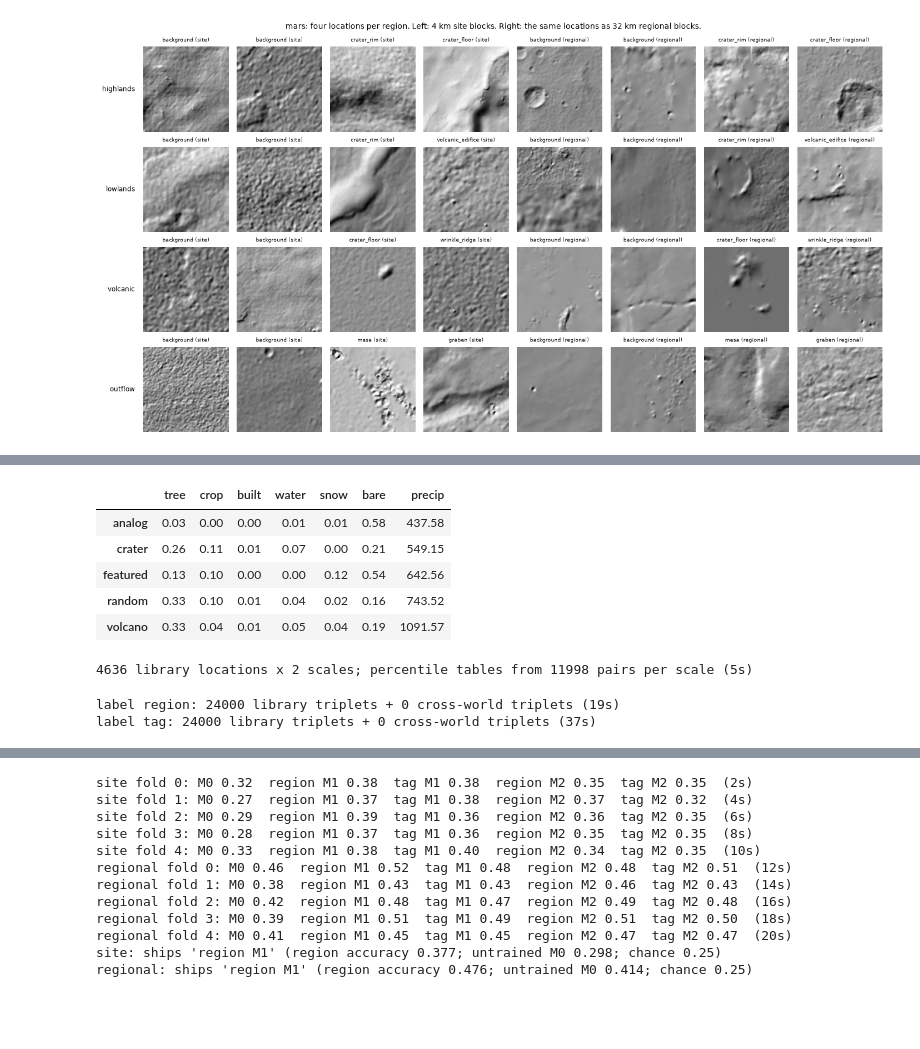
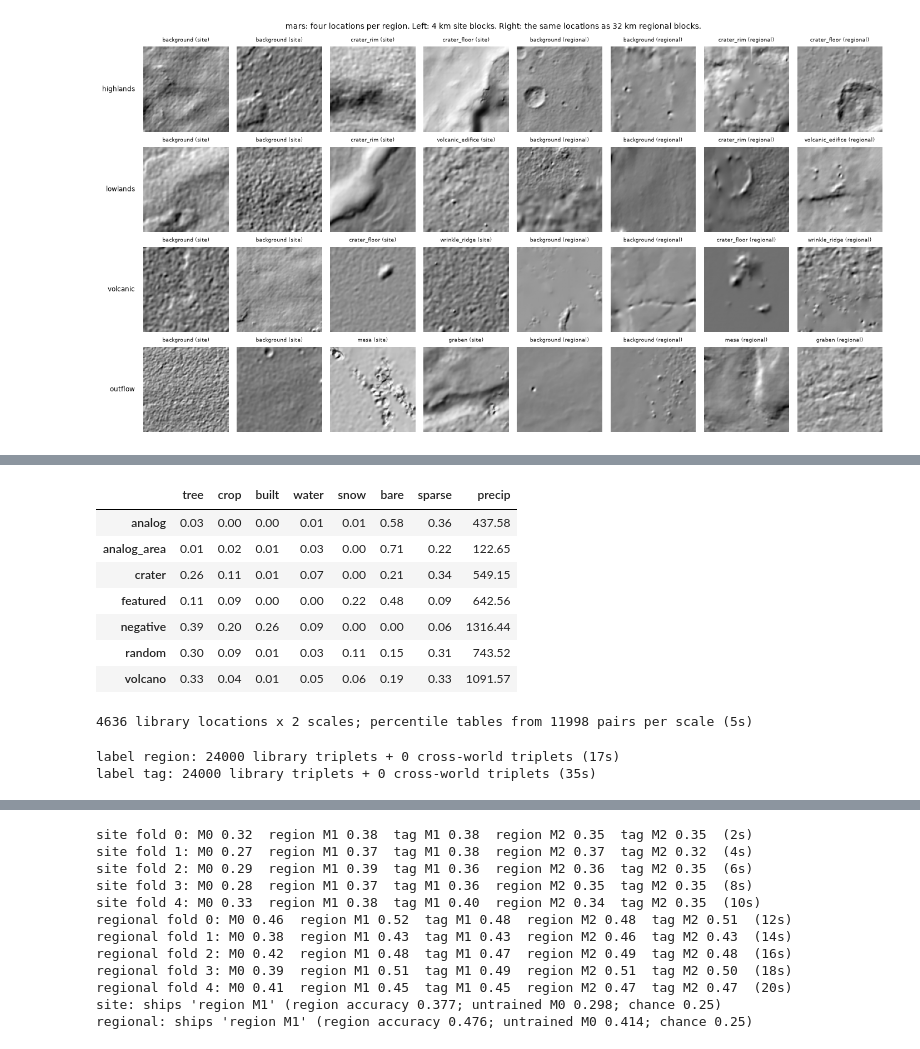
Before and after one commit to jameshou28/common-ground, a Jupyter notebook: ml/model.ipynb, the cells around one changed output, grey strips where cells are left out. Drawn from its saved outputs; the diff is of its cells as text; code cells hidden in the pictures; blank space fills up the shorter version.

Commit message:
1.3 + locations
v1.3 model, along with the locations for moon mars and earth for the frontend

```diff
--- a/ml/model.ipynb
+++ b/ml/model.ipynb
@@ -56,7 +56,7 @@ SIZES = {
     "v1": dict(per_region=600, n_random_land=2500, n_volcanoes=300, n_eval=150, n_boot=20),
     "full": dict(per_region=2000, n_random_land=20000, n_volcanoes=400, n_eval=200, n_boot=50),
 }
-MODEL_VERSION = f"regions-1.2-{PROFILE}"
+MODEL_VERSION = f"regions-1.3-{PROFILE}"
 CACHE_TAG = "r2"                  # bump when features or sampling change, so old caches aren't reused
 SEED = 20261114
 CFG = dict(
@@ -74,6 +74,9 @@ CFG = dict(
     crater_min_relief=30.0,                    # Earth crater blocks flatter than this (m) are buried or eroded: dropped
     cover_max=0.3, snap_km=6.0,                # analog sites with more tree/crop/built/water than this get nudged
     discount_floor=0.0,                        # overall = landscape x (floor + (1 - floor) x conditions). 0.4 let farmland through
+    earth_floor_grid=(0.4, 0.5, 0.6, 0.7, 0.8, 1.0),   # landscape = similarity x (floor + (1 - floor) x Earth percentile); picked on held-out sites
+    built_penalty=3.0, built_full=0.05,        # fixed conditions penalty, in logit points, reached at 5% built-up land
+    area_ring_km=4.0,                          # area-quality sites are also scored at 8 points this far out (evaluation only)
     workers=24,
     shortlist=100, top_k=25,                   # per region and scale: match 100 blocks, average the best 25
     n_segments=10, lam_s_grid=(0.1, 1.0, 10.0), lam_r=1e-3,
@@ -1406,7 +1424,8 @@ def merged_sites():
     # ml/analog_sites.csv: every site is named by an agency or programme document, or by 3+ peer-reviewed papers,
     # and its coordinates come from a gazetteer or the source itself. sites within 10 km of each other become one
     keep, Re = [], rt.RADIUS_M["earth"]
-    for s in pd.read_csv(need("analog_sites"))[["name", "lat", "lon", "world"]].itertuples(index=False, name=None):
+    cols_ = ["name", "lat", "lon", "world", "kind", "coord_quality", "region_tag"]
+    for s in pd.read_csv(need("analog_sites"))[cols_].itertuples(index=False, name=None):
         if all(haversine_m(s[1], s[2], k[1], k[2], Re) > 10e3 for k in keep):
             keep.append(s)
     return keep
@@ -1415,11 +1434,12 @@ def merged_sites():
 def check_site(site):
     # a field site should be mostly bare and dry. if the block is mostly tree/crop/built/water, look within snap_km
     # for the cleanest 4 km block; if nothing nearby is clean, drop the site (it's not a terrain or conditions analog)
-    name, lat, lon, w = site
+    name, lat, lon, w, kind, cq, rtag = site
+    meta = dict(world=w, kind=kind, coord_quality=cq, region_tag=rtag)
     cover = lambda la, lo: sum(np.nan_to_num(v) for k, v in rd.worldcover_shares(la, lo).items() if k in ("tree", "crop", "built", "water"))
     c0 = cover(lat, lon)
     if c0 <= CFG["cover_max"]:
-        return dict(name=name, lat=lat, lon=lon, world=w, status="ok", moved_km=0.0, cover=c0)
+        return dict(name=name, lat=lat, lon=lon, status="ok", moved_km=0.0, cover=c0, **meta)
     Re, best = rt.RADIUS_M["earth"], (c0, 0.0, lat, lon)
     for d in np.arange(2.0, CFG["snap_km"] + 0.1, 2.0):
         for az in np.linspace(0, 2 * np.pi, 8, endpoint=False):
@@ -1430,21 +1450,28 @@ def check_site(site):
         if best[0] <= CFG["cover_max"]:
             break
     status = "moved" if best[0] <= CFG["cover_max"] else "dropped"
-    return dict(name=name, lat=best[2], lon=best[3], world=w, status=status, moved_km=best[1], cover=best[0])
+    return dict(name=name, lat=best[2], lon=best[3], status=status, moved_km=best[1], cover=best[0], **meta)
 
 
 def checked_sites():
-    path = CACHE / f"analog_sites_{CACHE_TAG}.json"
+    path = CACHE / f"analog_sites_{CACHE_TAG}_v13.json"
     if path.exists():
         return pd.DataFrame(json.loads(path.read_text()))
     sites = merged_sites()
     res = run_parallel(check_site, sites, "analog sites", every=50)
-    df = pd.DataFrame([r if r else dict(name=s[0], lat=s[1], lon=s[2], world=s[3], status="ok", moved_km=0.0, cover=np.nan)
+    df = pd.DataFrame([r if r else dict(name=s[0], lat=s[1], lon=s[2], world=s[3], kind=s[4], coord_quality=s[5], region_tag=s[6],
+                                        status="ok", moved_km=0.0, cover=np.nan)
                        for s, r in zip(sites, res)])
     path.write_text(df.to_json(orient="records"))
     return df
 
 
+NEGATIVE = [  # standing negative test set: places that should never rank as good analogs. never trained on
+    ("Manhattan", 40.78, -73.97), ("Tokyo", 35.68, 139.76), ("Paris", 48.86, 2.35), ("Iowa cornfields", 42.0, -93.6),
+    ("Punjab farmland", 30.9, 75.8), ("Congo rainforest", 0.5, 22.0), ("Siberian taiga", 60.0, 100.0), ("Everglades", 25.8, -80.9),
+    ("Bangladesh delta", 23.5, 90.3), ("Black Forest", 48.3, 8.2), ("Borneo rainforest", 1.0, 114.0), ("Ganges plain", 26.5, 82.0),
+    ("Ukraine wheat belt", 49.0, 32.0), ("Orlando suburbs", 28.5, -81.4), ("Po valley", 45.1, 10.5), ("Mekong delta", 10.0, 105.8),
+]
 FEATURED = [  # name, lat, lon, expected rank (1 = worst), written before scoring
     ("Dutch farmland", 52.52, 5.60, 1), ("Amazon rainforest", -3.40, -62.00, 1), ("Himalayan ridge", 27.95, 86.95, 2),
     ("Utah near MDRS", 38.40, -110.80, 3), ("Holuhraun lava field", 64.87, -16.83, 4),
@@ -1477,14 +1504,23 @@ def random_land(n, rng):
 def earth_jobs(rng):
     J = lambda name, lat, lon, set_, **k: dict(name=name, lat=float(lat), lon=float(lon), set=set_,
                                                target=k.get("target", ""), expected=k.get("expected", 0),
-                                               tag=k.get("tag", ""), split=k.get("split", ""))
+                                               tag=k.get("tag", ""), split=k.get("split", ""),
+                                               kind=k.get("kind", ""), coordq=k.get("coordq", ""))
     jobs = [J(f"random {la:.2f},{lo:.2f}", la, lo, "random") for la, lo in random_land(int(CFG["n_random_land"] * 1.3), rng)]
     Re = rt.RADIUS_M["earth"]
     far = lambda la, lo: all(haversine_m(la, lo, f[1], f[2], Re) > 50e3 for f in FEATURED)
     sites = checked_sites()
     print("analog sites:", sites["status"].value_counts().to_dict())
     sites = sites[sites["status"] != "dropped"]
-    jobs += [J(r.name, r.lat, r.lon, "analog", target=r.world) for r in sites.itertuples() if far(r.lat, r.lon)]
+    sites = sites[[far(a, b) for a, b in zip(sites.lat, sites.lon)]]
+    jobs += [J(r.name, r.lat, r.lon, "analog", target=r.world, tag=r.region_tag, kind=r.kind, coordq=r.coord_quality) for r in sites.itertuples()]
+    # area sampling (evaluation only): sites whose coordinates are a town or region centre are also read at 8 points
+    # area_ring_km out; the evaluation uses the median over the 9 blocks
+    for r in sites[(sites.coord_quality == "area") & (sites.kind == "terrain")].itertuples():
+        for k_, az in enumerate(np.linspace(0, 2 * np.pi, 8, endpoint=False)):
+            la2, lo2 = destination(r.lat, r.lon, CFG["area_ring_km"] * 1000, az, Re)
+            jobs.append(J(f"{r.name}|{k_}", la2, lo2, "analog_area", target=r.world, tag=r.region_tag, kind=r.kind, coordq="area"))
+    jobs += [J(n, la, lo, "negative") for n, la, lo in NEGATIVE]
     jobs += [J(n, la, lo, "featured", expected=e) for n, la, lo, e in FEATURED]
     for k, (n, la, lo, d) in enumerate([c for c in EARTH_CRATERS if c[3] >= CFG["min_crater_km"]]):
         split = "train" if CFG["cross_weight"] > 0 and k % 2 == 0 else "test"      # nothing trains on them when the weight is 0
@@ -1538,7 +1574,7 @@ def build_earth(rng):
     for i, (j, k) in enumerate(zip(jobs, keys)):
         if k in have:
             o = have[k]
-            r = {f: old[f][o] for f in fields} | {g: float(old[g][o]) for g in rt.ENV_NAMES}
+            r = {f: old[f][o] for f in fields} | {g: float(old[g][o]) if g in old else np.nan for g in rt.ENV_NAMES}
             if o in dem_row:
                 r |= dict(dem_site=old["dem_site"][dem_row[o]], dem_regional=old["dem_regional"][dem_row[o]])
         else:
@@ -1546,11 +1582,18 @@ def build_earth(rng):
         if r is None or (j["set"] == "crater" and r["block_site"][0] < CFG["crater_min_relief"]):   # buried or eroded
             continue
         kept.append((j, r))
+    # blocks cached before v1.3 have no "sparse" share: re-read WorldCover for them (land cover only, no terrain)
+    refill = [k for k, (j, r) in enumerate(kept) if np.isnan(r.get("sparse", np.nan))]
+    if refill:
+        got = run_parallel(lambda j: rd.worldcover_shares(j["lat"], j["lon"]), [kept[k][0] for k in refill], "worldcover refill", every=500)
+        for k, e in zip(refill, got):
+            if e:
+                kept[k][1].update({g: v for g, v in e.items() if g != "precip"})
     rand = [k for k in kept if k[0]["set"] == "random"][:CFG["n_random_land"]]
     kept = rand + [k for k in kept if k[0]["set"] != "random"]
-    keep_dem = np.array([j["set"] in ("featured", "analog", "crater") and "dem_site" in r for j, r in kept])
+    keep_dem = np.array([j["set"] in ("featured", "analog", "crater", "negative") and "dem_site" in r for j, r in kept])
     E = dict(
-        **{c: np.array([j[c] for j, _ in kept]) for c in ("name", "lat", "lon", "set", "target", "expected", "tag", "split")},
+        **{c: np.array([j[c] for j, _ in kept]) for c in ("name", "lat", "lon", "set", "target", "expected", "tag", "split", "kind", "coordq")},
         **{f: np.stack([r[f] for _, r in kept]) for f in fields},
         dem_site=np.stack([r["dem_site"] for (j, r), k in zip(kept, keep_dem) if k]).astype(np.float32),
         dem_regional=np.stack([r["dem_regional"] for (j, r), k in zip(kept, keep_dem) if k]).astype(np.float32),
@@ -1579,9 +1623,11 @@ earth blocks: 3725 wanted, 2759 already cached or known to fail, 966 to read
-|  | tree | crop | built | water | snow | bare | precip |
-| analog | 0.03 | 0.00 | 0.00 | 0.01 | 0.01 | 0.58 | 437.58 |
-| crater | 0.26 | 0.11 | 0.01 | 0.07 | 0.00 | 0.21 | 549.15 |
-| featured | 0.13 | 0.10 | 0.00 | 0.00 | 0.12 | 0.54 | 642.56 |
-| random | 0.33 | 0.10 | 0.01 | 0.04 | 0.02 | 0.16 | 743.52 |
-| volcano | 0.33 | 0.04 | 0.01 | 0.05 | 0.04 | 0.19 | 1091.57 |
+|  | tree | crop | built | water | snow | bare | sparse | precip |
+| analog | 0.03 | 0.00 | 0.00 | 0.01 | 0.01 | 0.58 | 0.36 | 437.58 |
+| analog_area | 0.01 | 0.02 | 0.01 | 0.03 | 0.00 | 0.71 | 0.22 | 122.65 |
+| crater | 0.26 | 0.11 | 0.01 | 0.07 | 0.00 | 0.21 | 0.34 | 549.15 |
+| featured | 0.11 | 0.09 | 0.00 | 0.00 | 0.22 | 0.48 | 0.09 | 642.56 |
+| negative | 0.39 | 0.20 | 0.26 | 0.09 | 0.00 | 0.00 | 0.06 | 1316.44 |
+| random | 0.30 | 0.09 | 0.01 | 0.03 | 0.11 | 0.15 | 0.31 | 743.52 |
+| volcano | 0.33 | 0.04 | 0.01 | 0.05 | 0.06 | 0.19 | 0.33 | 1091.57 |
 # %%
 lib = {k: np.concatenate([libs[w][k] for w in WORLDS]) for k in libs["moon"]}
 N_LIB = len(lib["region"])
@@ -1801,8 +1847,8 @@ def ranking_loss(s, label, kind, model_, mask):
     d = rt.curves_at(model_[0], T["Zp"][m]).sum(1) - rt.curves_at(model_[0], T["Zn"][m]).sum(1)
     return float(np.mean(np.logaddexp(0, -d)))
 # %% [output]
-label region: 24000 library triplets + 0 cross-world triplets (19s)
-label tag: 24000 library triplets + 0 cross-world triplets (37s)
+label region: 24000 library triplets + 0 cross-world triplets (17s)
+label tag: 24000 library triplets + 0 cross-world triplets (35s)
 # %%
 rng_e = np.random.default_rng(SEED + 30)
 Q = np.sort(np.concatenate([rng_e.choice(m, size=min(len(m), CFG["n_eval"]), replace=False) for m in members]))
```
Also changed, not shown: parts of 9 cells of this notebook, 15 other files.
